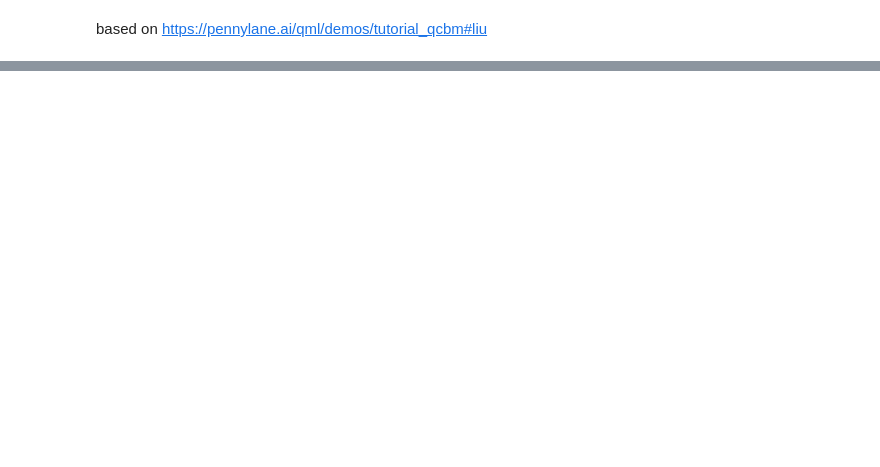
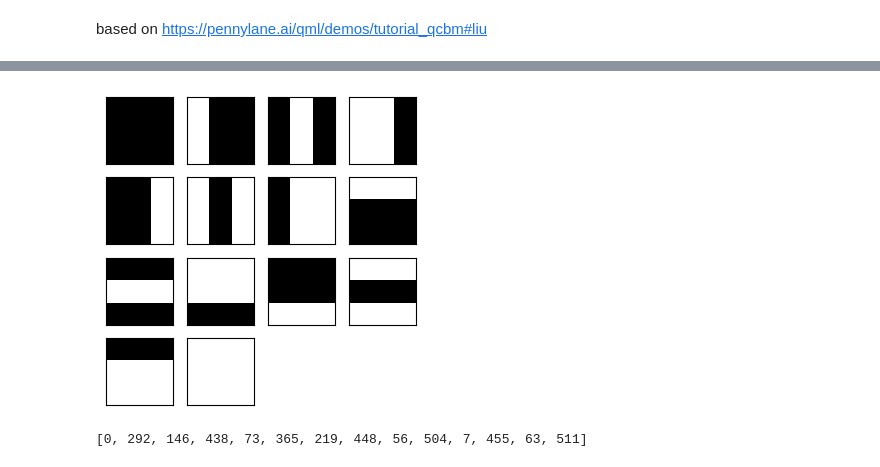
Before and after one commit to mattia-robbiano/prj-qml_cern, a Jupyter notebook: start.ipynb, the cells around one changed output, grey strips where cells are left out. Saved outputs shown, nothing was run; the diff lists cells and outputs as text; code cells hidden in the pictures; blank space fills up the shorter version.

```diff
--- a/start.ipynb
+++ b/start.ipynb
@@ -56,0 +134,20 @@ class QCBM:
+# %%
+plt.figure(figsize=(4, 4))
+j = 1
+for i in data:
+    plt.subplot(4, 4, j)
+    j += 1
+    plt.imshow(np.reshape(i, (n, n)), cmap="gray", vmin=0, vmax=1)
+    plt.xticks([])
+    plt.yticks([])
+# %% [output]
+[figure, added]
+# %%
+bitstrings = []
+nums = []
+for d in data:
+    bitstrings += ["".join(str(int(i)) for i in d)]
+    nums += [int(bitstrings[-1], 2)]
+print(nums)
+# %% [output]
+[0, 292, 146, 438, 73, 365, 219, 448, 56, 504, 7, 455, 63, 511]
```
Also changed, not shown: parts of 11 cells of this notebook, 1 other file.
